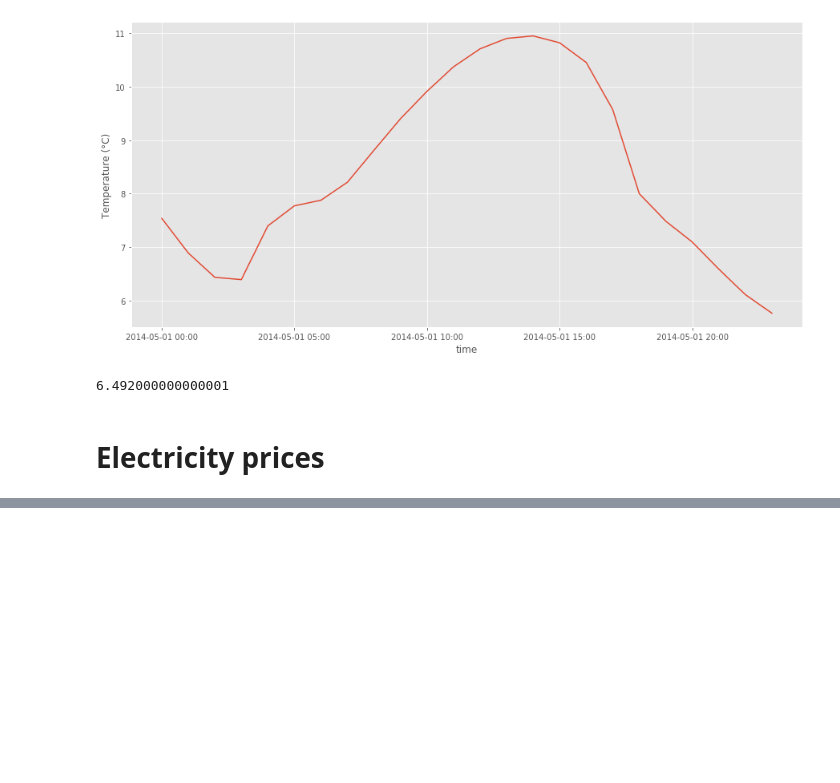
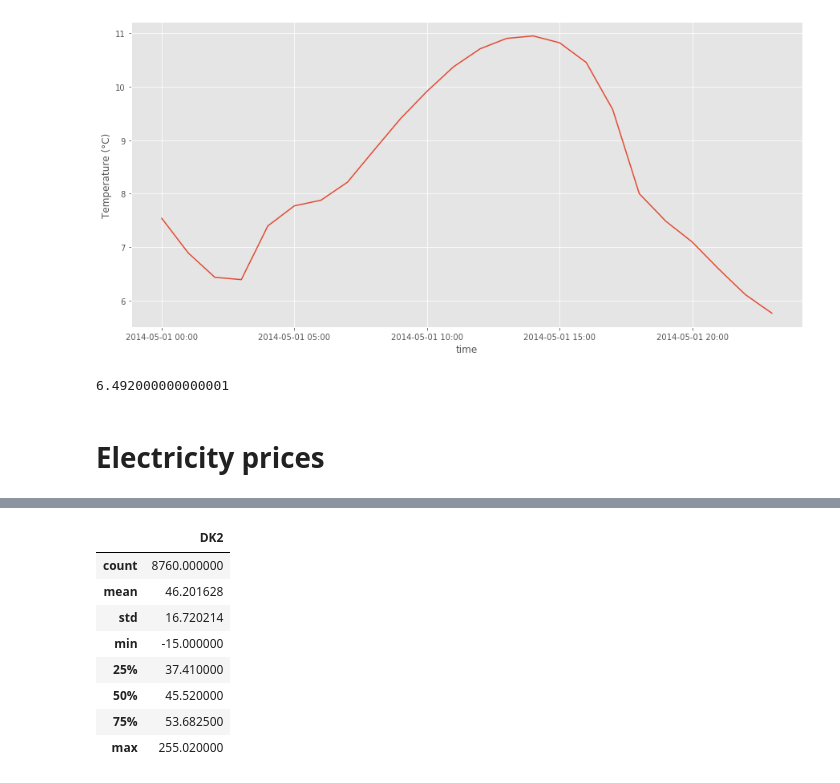
Before and after one commit to Cernewein/heating-RL-agent, a Jupyter notebook: Notebooks/Input Data exploration.ipynb, the cells around one changed output, grey strips where cells are left out. Saved outputs shown, nothing was run; the diff lists cells and outputs as text; code cells hidden in the pictures; blank space fills up the shorter version.

```diff
--- a/Notebooks/Input Data exploration.ipynb
+++ b/Notebooks/Input Data exploration.ipynb
@@ -134,0 +163,12 @@ prices.loc[:,'DK2'].plot(ax=ax)
+# %%
+prices.describe()
+# %% [output]
+|  | DK2 |
+| count | 8760.000000 |
+| mean | 46.201628 |
+| std | 16.720214 |
+| min | -15.000000 |
+| 25% | 37.410000 |
+| 50% | 45.520000 |
+| 75% | 53.682500 |
+| max | 255.020000 |
```
Also changed, not shown: parts of 6 cells of this notebook, 6 other files.
